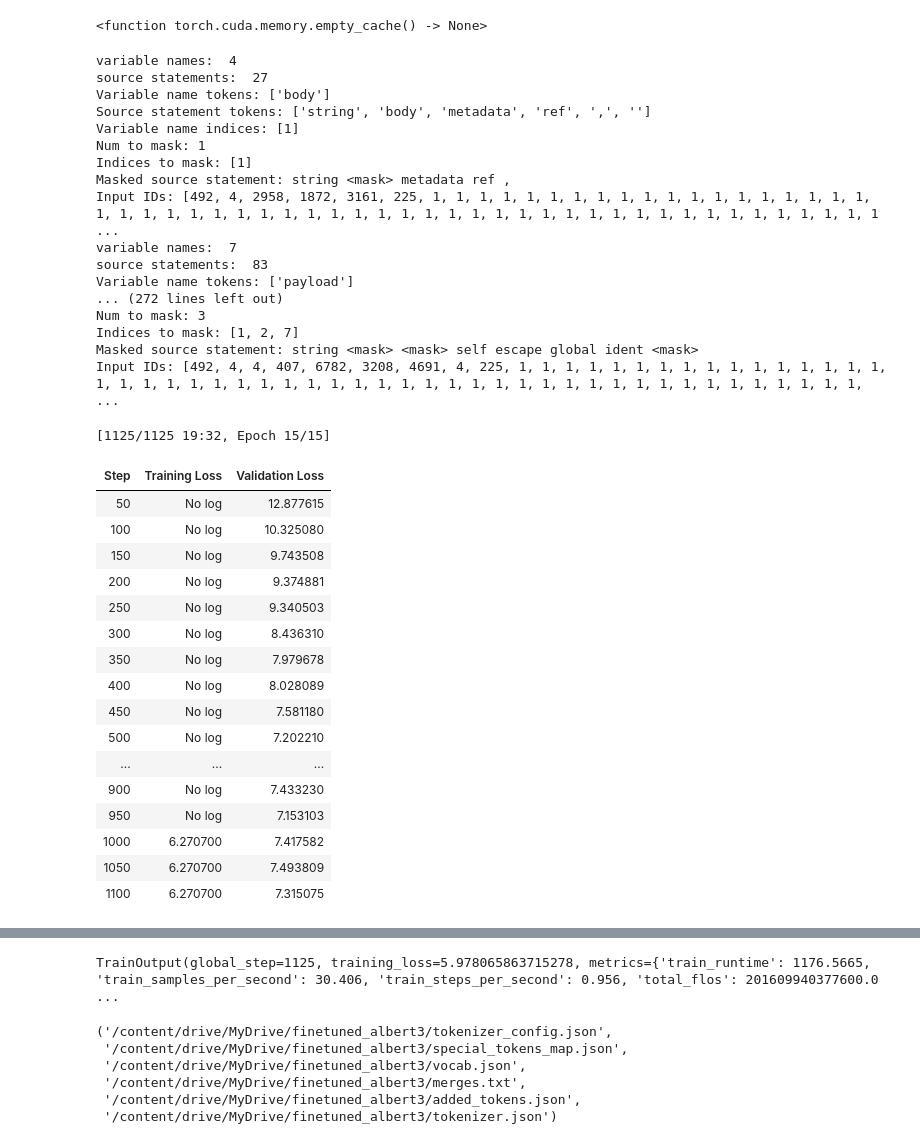
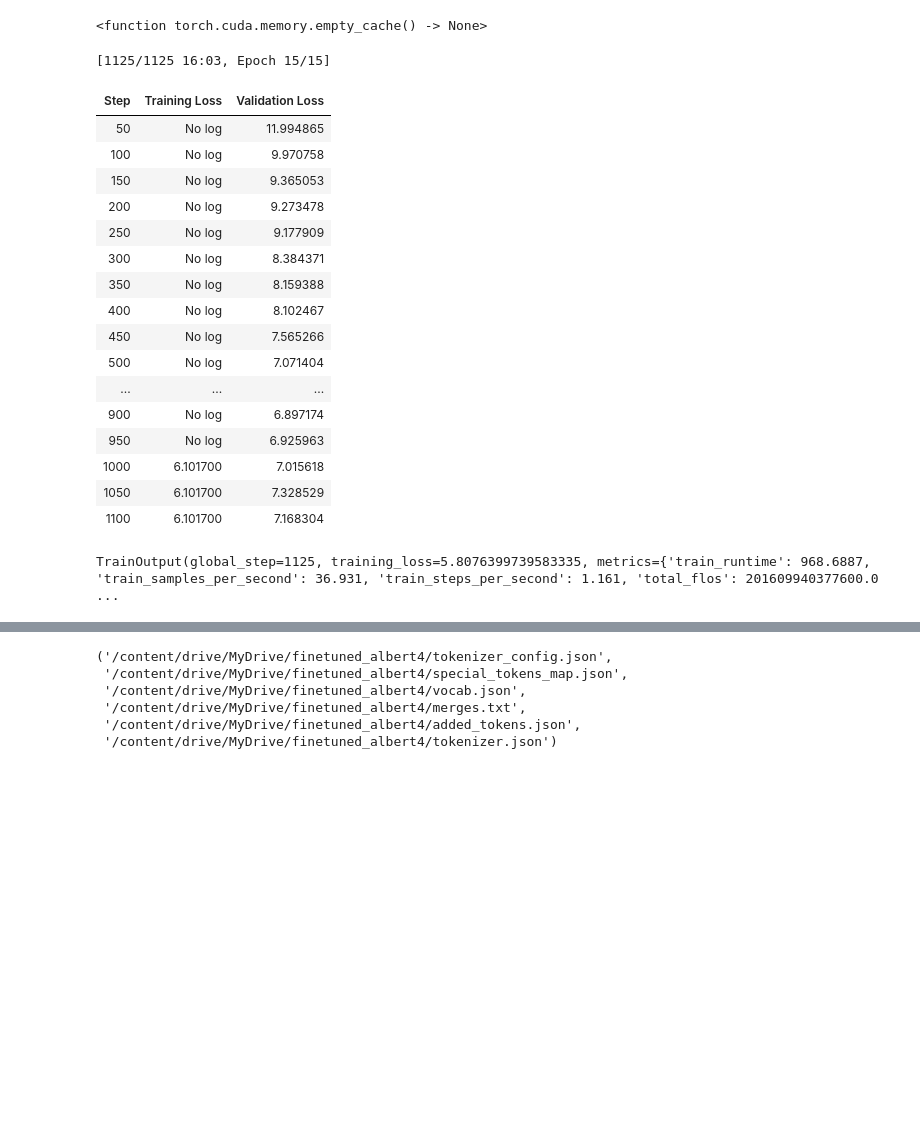
Before and after one commit to VellummyilumVinoth/Train_And_Test_Using_ALBERT, a Jupyter notebook: FinetunedAlbert.ipynb, the cells around one changed output, grey strips where cells are left out. Cells and saved outputs as stored; diff of their text form; code cells hidden in the pictures; blank space fills up the shorter version.

```diff
--- a/FinetunedAlbert.ipynb
+++ b/FinetunedAlbert.ipynb
@@ -57,7 +57,7 @@ import csv
 variable_names = []
 statements = []
 
-with open('output.csv', 'r') as file:
+with open('/content/drive/MyDrive/output.csv', 'r') as file:
     reader = csv.reader(file)
     for row in reader:
         # Check if the row contains at least two columns
@@ -278,70 +200,54 @@ torch.cuda.empty_cache
 # %%
 # Prepare the data collator
 data_collator = DataCollatorForLanguageModeling(
-    tokenizer=tokenizer, mlm=True, mlm_probability=0.15
+    tokenizer=tokenizer, mlm=True, mlm_probability=0.2
 )
 
 model.resize_token_embeddings(len(tokenizer))
 
 # Set up training arguments
 training_args = TrainingArguments(
     output_dir='./results',          # output directory
     evaluation_strategy = "steps",   # Evaluation and Save happens every X steps
     eval_steps = 50,                 # Evaluation happens every X steps
     save_steps = 1000,               # Save checkpoint every X steps
     num_train_epochs = 15,           # Total number of training epochs
     learning_rate = 2e-5,            # Learning rate
     per_device_train_batch_size=32,  # Batch size per device during training
     per_device_eval_batch_size=64,   # Batch size for evaluation
     warmup_steps = 500,              # Number of warmup steps
     weight_decay = 0.01,             # Strength of weight decay
     logging_dir='./logs',            # Directory for storing logs
     logging_steps=1000,              # Log every X steps
 )
 
 # Instantiate the Trainer class and train the model
 trainer = Trainer(
     model=model,
     args=training_args,
     train_dataset=train_dataset,
     eval_dataset=test_dataset,
     data_collator=data_collator,
 )
 
 trainer.train()
 # %% [output]
-variable names:  4
-source statements:  27
-Variable name tokens: ['body']
-Source statement tokens: ['string', 'body', 'metadata', 'ref', ',', '']
-Variable name indices: [1]
-Num to mask: 1
-Indices to mask: [1]
-Masked source statement: string <mask> metadata ref ,
-Input IDs: [492, 4, 2958, 1872, 3161, 225, 1, 1, 1, 1, 1, 1, 1, 1, 1, 1, 1, 1, 1, 1, 1, 1, 1, 1, 1, 1, 1, 1, 1, 1, 1, 1, 1, 1, 1, 1, 1, 1, 1, 1, 1, 1, 1, 1, 1, 1, 1, 1, 1, 1, 1, 1, 1, 1, 1, 1, 1, 1, 1 ...
-variable names:  7
-source statements:  83
-Variable name tokens: ['payload']
-... (272 lines left out)
-Num to mask: 3
-Indices to mask: [1, 2, 7]
-Masked source statement: string <mask> <mask> self escape global ident <mask>
-Input IDs: [492, 4, 4, 407, 6782, 3208, 4691, 4, 225, 1, 1, 1, 1, 1, 1, 1, 1, 1, 1, 1, 1, 1, 1, 1, 1, 1, 1, 1, 1, 1, 1, 1, 1, 1, 1, 1, 1, 1, 1, 1, 1, 1, 1, 1, 1, 1, 1, 1, 1, 1, 1, 1, 1, 1, 1, 1, 1, 1, ...
+[1125/1125 16:03, Epoch 15/15]
+| Step | Training Loss | Validation Loss |
+| 50 | No log | 11.994865 |
+| 100 | No log | 9.970758 |
+| 150 | No log | 9.365053 |
+| 200 | No log | 9.273478 |
+| 250 | No log | 9.177909 |
+| 300 | No log | 8.384371 |
+| 350 | No log | 8.159388 |
+| 400 | No log | 8.102467 |
+| 450 | No log | 7.565266 |
+| 500 | No log | 7.071404 |
+| ... | ... | ... |
+| 900 | No log | 6.897174 |
+| 950 | No log | 6.925963 |
+| 1000 | 6.101700 | 7.015618 |
+| 1050 | 6.101700 | 7.328529 |
+| 1100 | 6.101700 | 7.168304 |
-[1125/1125 19:32, Epoch 15/15]
+TrainOutput(global_step=1125, training_loss=5.8076399739583335, metrics={'train_runtime': 968.6887, 'train_samples_per_second': 36.931, 'train_steps_per_second': 1.161, 'total_flos': 201609940377600.0 ...
-| Step | Training Loss | Validation Loss |
-| 50 | No log | 12.877615 |
-| 100 | No log | 10.325080 |
-| 150 | No log | 9.743508 |
-| 200 | No log | 9.374881 |
-| 250 | No log | 9.340503 |
-| 300 | No log | 8.436310 |
-| 350 | No log | 7.979678 |
-| 400 | No log | 8.028089 |
-| 450 | No log | 7.581180 |
-| 500 | No log | 7.202210 |
-| ... | ... | ... |
-| 900 | No log | 7.433230 |
-| 950 | No log | 7.153103 |
-| 1000 | 6.270700 | 7.417582 |
-| 1050 | 6.270700 | 7.493809 |
-| 1100 | 6.270700 | 7.315075 |
@@ -365,18 +254,17 @@ Input IDs: [70, 11589, 21995, 1566, 341, 4, 4, 3161, 1148, 1565, 3161, 835, 1565
-TrainOutput(global_step=1125, training_loss=5.978065863715278, metrics={'train_runtime': 1176.5665, 'train_samples_per_second': 30.406, 'train_steps_per_second': 0.956, 'total_flos': 201609940377600.0 ...
 # %%
 import os
 
-output_dir = os.path.expanduser('/content/drive/MyDrive/finetuned_albert3')
+output_dir = os.path.expanduser('/content/drive/MyDrive/finetuned_albert4')
 
 if not os.path.exists(output_dir):
     os.makedirs(output_dir)
 
-model.save_pretrained(output_dir)
+trainer.model.save_pretrained(output_dir)
 data_collator.tokenizer.save_pretrained(output_dir)
 # %% [output]
-('/content/drive/MyDrive/finetuned_albert3/tokenizer_config.json',
- '/content/drive/MyDrive/finetuned_albert3/special_tokens_map.json',
- '/content/drive/MyDrive/finetuned_albert3/vocab.json',
- '/content/drive/MyDrive/finetuned_albert3/merges.txt',
- '/content/drive/MyDrive/finetuned_albert3/added_tokens.json',
- '/content/drive/MyDrive/finetuned_albert3/tokenizer.json')
+('/content/drive/MyDrive/finetuned_albert4/tokenizer_config.json',
+ '/content/drive/MyDrive/finetuned_albert4/special_tokens_map.json',
+ '/content/drive/MyDrive/finetuned_albert4/vocab.json',
+ '/content/drive/MyDrive/finetuned_albert4/merges.txt',
+ '/content/drive/MyDrive/finetuned_albert4/added_tokens.json',
+ '/content/drive/MyDrive/finetuned_albert4/tokenizer.json')
```
Also changed, not shown: parts of 11 cells of this notebook.
